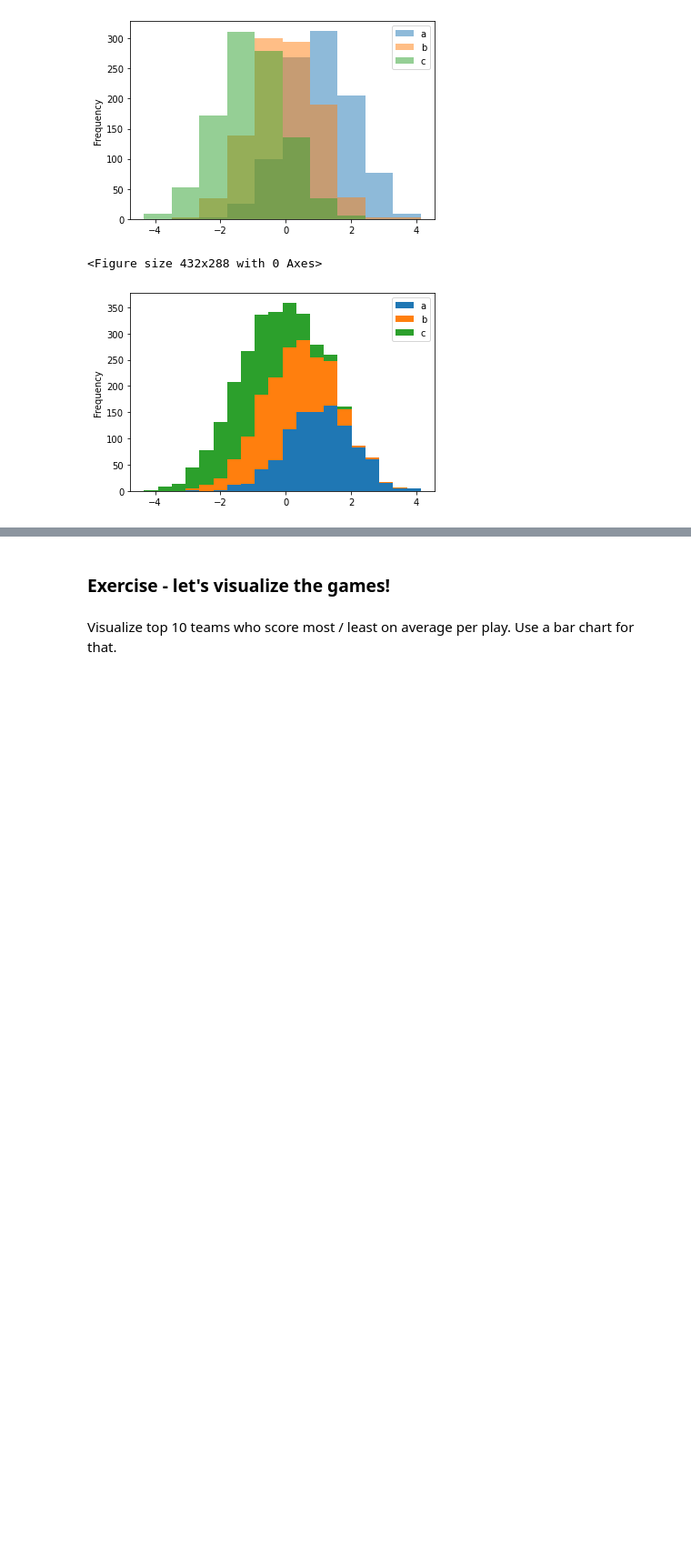
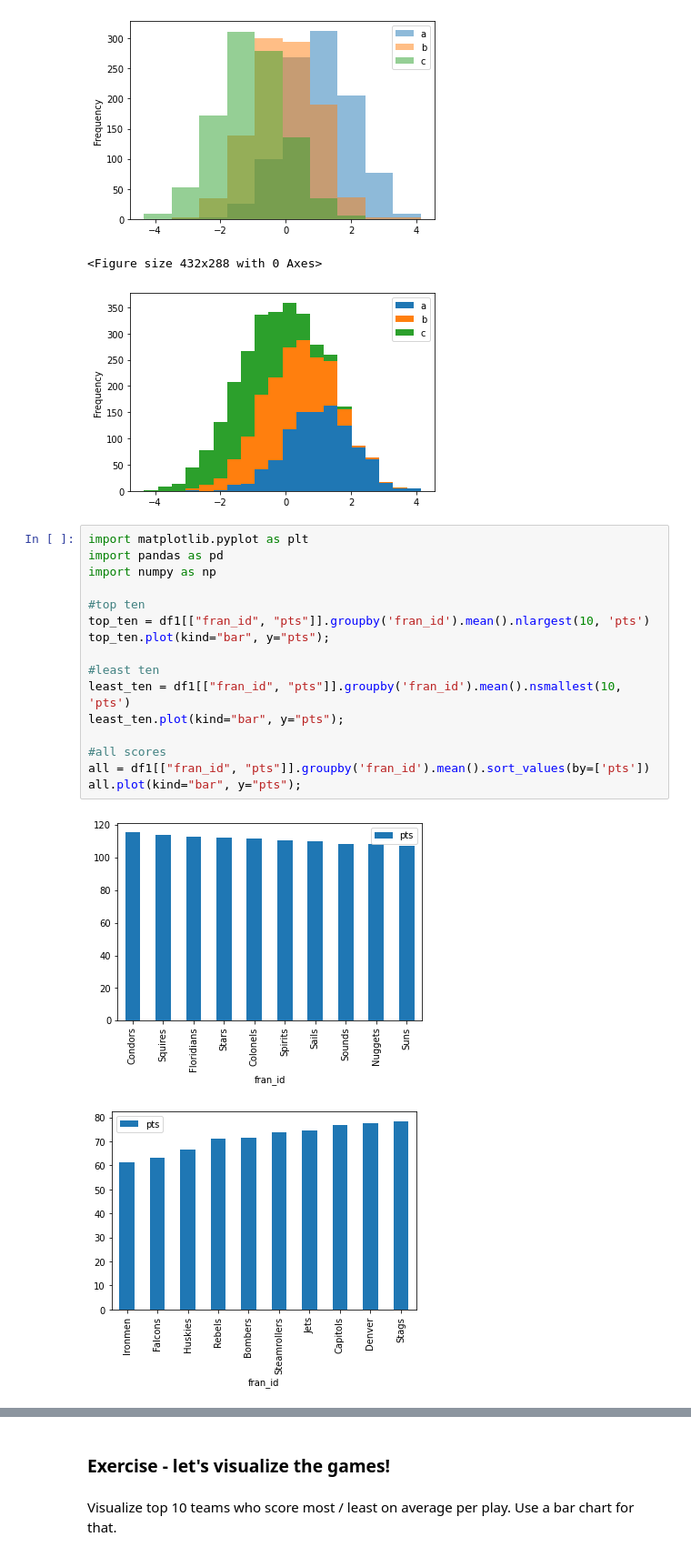
Before and after one commit to Nerijus20/Colab-notebooks, a Jupyter notebook: Demo_subproject.ipynb, the cells around one changed output, grey strips where cells are left out. Shown at 91% size. Cells and saved outputs as stored; diff of their text form; blank space fills up the shorter version.

Commit message:
Visualize top 10 teams who score most / least on average per play + visualize all team scores

```diff
--- a/Demo_subproject.ipynb
+++ b/Demo_subproject.ipynb
@@ -259,3 +259,22 @@ df4.plot.hist(stacked=True, bins=20);
 [figure]
 <Figure size 432x288 with 0 Axes>
 [figure]
+# %%
+import matplotlib.pyplot as plt
+import pandas as pd
+import numpy as np
+
+#top ten
+top_ten = df1[["fran_id", "pts"]].groupby('fran_id').mean().nlargest(10, 'pts')
+top_ten.plot(kind="bar", y="pts");
+
+#least ten
+least_ten = df1[["fran_id", "pts"]].groupby('fran_id').mean().nsmallest(10, 'pts')
+least_ten.plot(kind="bar", y="pts");
+
+#all scores
+all = df1[["fran_id", "pts"]].groupby('fran_id').mean().sort_values(by=['pts'])
+all.plot(kind="bar", y="pts");
+# %% [output]
+[figure, added]
+[figure, added]
```
Also changed, not shown: parts of 2 cells of this notebook.
